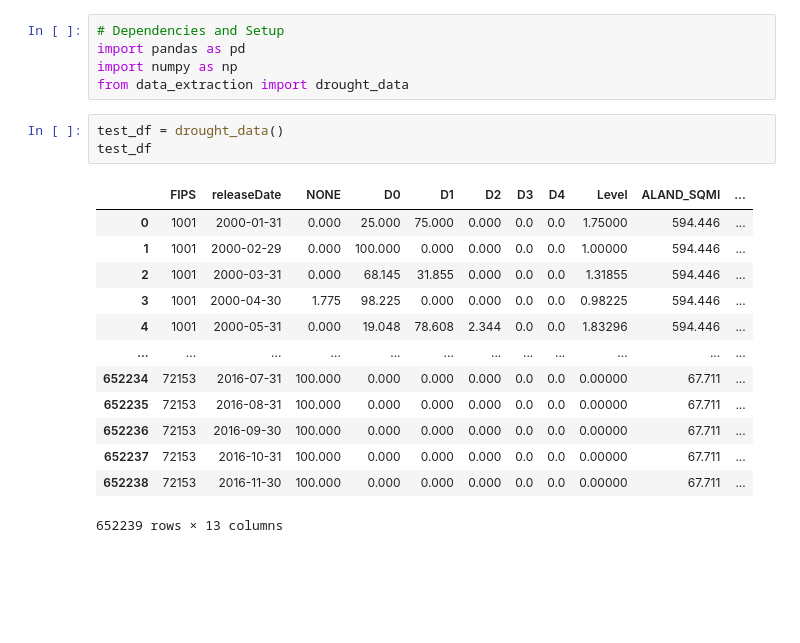
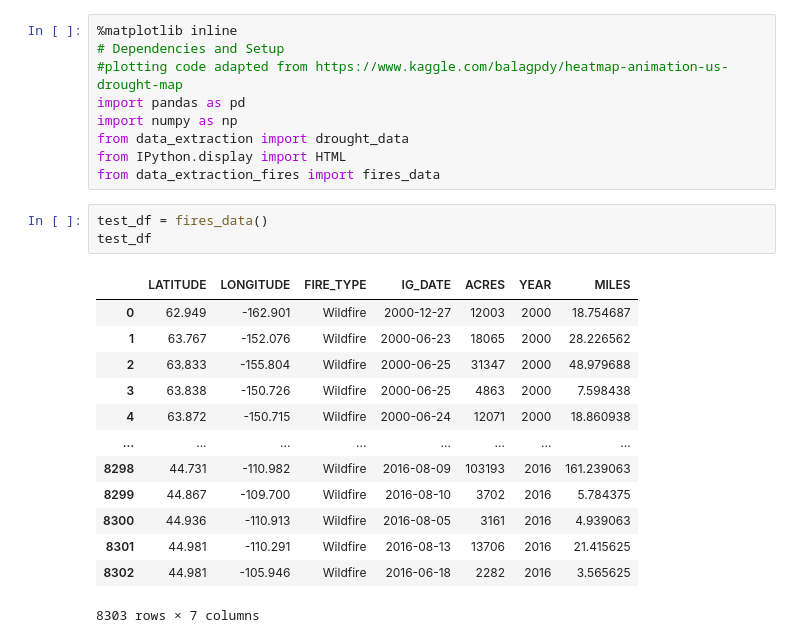
Before and after one commit to veraroberto/Project1_Droughts_USA, a Jupyter notebook: drought_data_maping.ipynb, the cells around one changed output. Drawn from its saved outputs; the diff is of its cells as text; blank space fills up the shorter version.

Commit message:
Year column added and conversion from acres to Miles

```diff
--- a/drought_data_maping.ipynb
+++ b/drought_data_maping.ipynb
@@ -1,22 +1,26 @@
 # %%
+%matplotlib inline
 # Dependencies and Setup
+#plotting code adapted from https://www.kaggle.com/balagpdy/heatmap-animation-us-drought-map
 import pandas as pd
 import numpy as np
 from data_extraction import drought_data
+from IPython.display import HTML
+from data_extraction_fires import fires_data
 # %%
-test_df = drought_data()
+test_df = fires_data()
 test_df
 # %% [output]
-|  | FIPS | releaseDate | NONE | D0 | D1 | D2 | D3 | D4 | Level | ALAND_SQMI | ... |
-| 0 | 1001 | 2000-01-31 | 0.000 | 25.000 | 75.000 | 0.000 | 0.0 | 0.0 | 1.75000 | 594.446 | ... |
-| 1 | 1001 | 2000-02-29 | 0.000 | 100.000 | 0.000 | 0.000 | 0.0 | 0.0 | 1.00000 | 594.446 | ... |
-| 2 | 1001 | 2000-03-31 | 0.000 | 68.145 | 31.855 | 0.000 | 0.0 | 0.0 | 1.31855 | 594.446 | ... |
-| 3 | 1001 | 2000-04-30 | 1.775 | 98.225 | 0.000 | 0.000 | 0.0 | 0.0 | 0.98225 | 594.446 | ... |
-| 4 | 1001 | 2000-05-31 | 0.000 | 19.048 | 78.608 | 2.344 | 0.0 | 0.0 | 1.83296 | 594.446 | ... |
-| ... | ... | ... | ... | ... | ... | ... | ... | ... | ... | ... | ... |
-| 652234 | 72153 | 2016-07-31 | 100.000 | 0.000 | 0.000 | 0.000 | 0.0 | 0.0 | 0.00000 | 67.711 | ... |
-| 652235 | 72153 | 2016-08-31 | 100.000 | 0.000 | 0.000 | 0.000 | 0.0 | 0.0 | 0.00000 | 67.711 | ... |
-| 652236 | 72153 | 2016-09-30 | 100.000 | 0.000 | 0.000 | 0.000 | 0.0 | 0.0 | 0.00000 | 67.711 | ... |
-| 652237 | 72153 | 2016-10-31 | 100.000 | 0.000 | 0.000 | 0.000 | 0.0 | 0.0 | 0.00000 | 67.711 | ... |
-| 652238 | 72153 | 2016-11-30 | 100.000 | 0.000 | 0.000 | 0.000 | 0.0 | 0.0 | 0.00000 | 67.711 | ... |
+|  | LATITUDE | LONGITUDE | FIRE_TYPE | IG_DATE | ACRES | YEAR | MILES |
+| 0 | 62.949 | -162.901 | Wildfire | 2000-12-27 | 12003 | 2000 | 18.754687 |
+| 1 | 63.767 | -152.076 | Wildfire | 2000-06-23 | 18065 | 2000 | 28.226562 |
+| 2 | 63.833 | -155.804 | Wildfire | 2000-06-25 | 31347 | 2000 | 48.979688 |
+| 3 | 63.838 | -150.726 | Wildfire | 2000-06-25 | 4863 | 2000 | 7.598438 |
+| 4 | 63.872 | -150.715 | Wildfire | 2000-06-24 | 12071 | 2000 | 18.860938 |
+| ... | ... | ... | ... | ... | ... | ... | ... |
+| 8298 | 44.731 | -110.982 | Wildfire | 2016-08-09 | 103193 | 2016 | 161.239063 |
+| 8299 | 44.867 | -109.700 | Wildfire | 2016-08-10 | 3702 | 2016 | 5.784375 |
+| 8300 | 44.936 | -110.913 | Wildfire | 2016-08-05 | 3161 | 2016 | 4.939063 |
+| 8301 | 44.981 | -110.291 | Wildfire | 2016-08-13 | 13706 | 2016 | 21.415625 |
+| 8302 | 44.981 | -105.946 | Wildfire | 2016-06-18 | 2282 | 2016 | 3.565625 |
-652239 rows × 13 columns
+8303 rows × 7 columns
```
Also changed, not shown: 2 other files.
